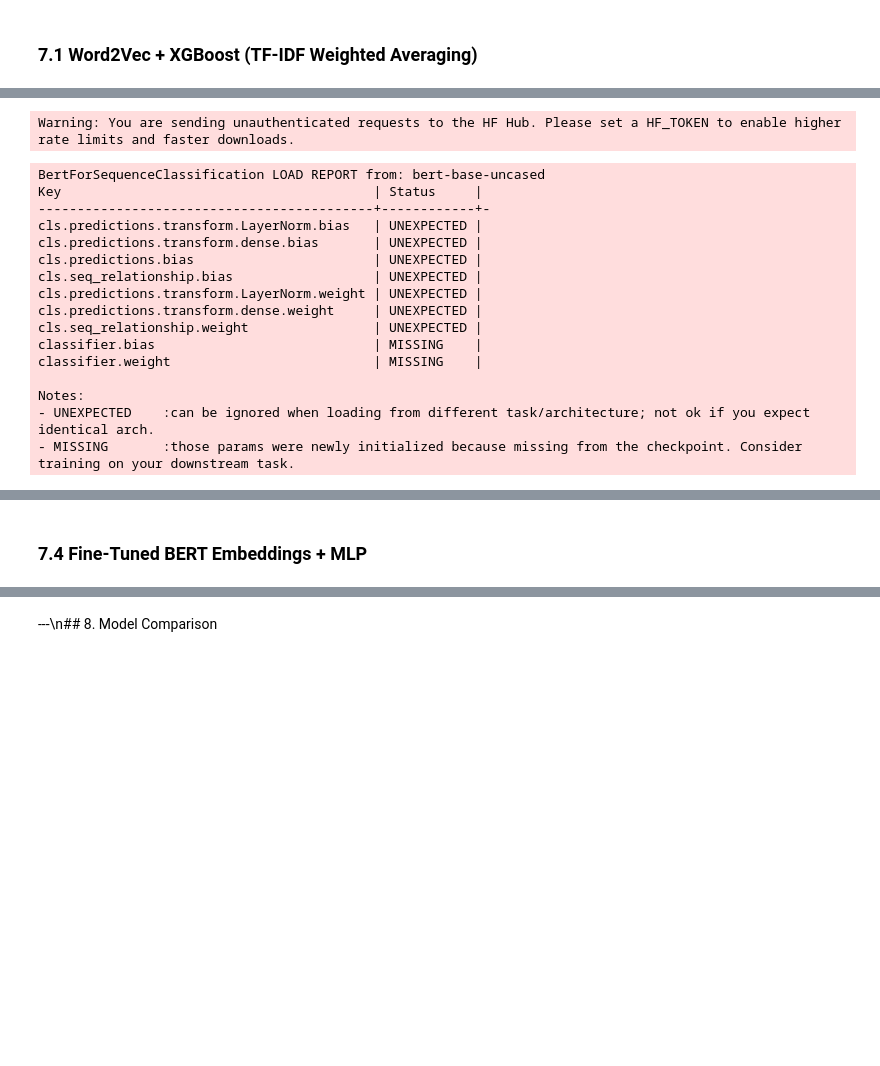
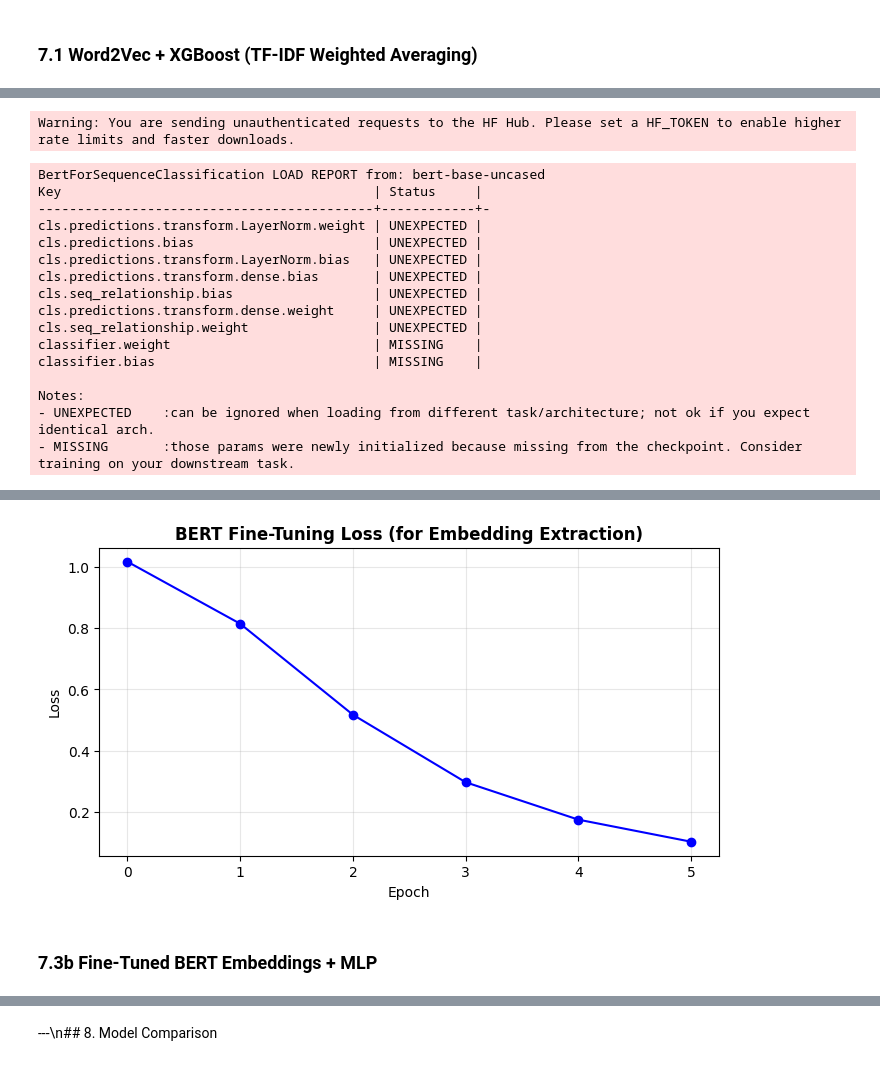
Before and after one commit to Matthew6878/big-data-group-project, a Jupyter notebook: DSAI4205_Improved_bert_model.ipynb, the cells around one changed output, grey strips where cells are left out. Drawn from its saved outputs; the diff is of its cells as text; code cells hidden in the pictures; blank space fills up the shorter version.

```diff
--- a/DSAI4205_Improved_bert_model.ipynb
+++ b/DSAI4205_Improved_bert_model.ipynb
@@ -512,7 +560,9 @@ sentiment classification task, which typically yields massive improvements.
 # %%
 # ============================================================
-# 7.3 FINE-TUNED BERT for Sequence Classification
+# 7.3 FINE-TUNE BERT for Embedding Extraction
 # ============================================================
+# We fine-tune BERT end-to-end to learn task-specific representations.
+# After training, we extract [CLS] embeddings for use with separate classifiers.
 
 class RedditSentimentDataset(Dataset):
     """Custom Dataset for BERT fine-tuning"""
@@ -536,7 +586,7 @@ class RedditSentimentDataset(Dataset):
             'labels': torch.tensor(self.labels[idx], dtype=torch.long)
         }
 
-# Load BERT for classification (with classification head)
+# Load BERT with a classification head (used only for fine-tuning signal)
 tokenizer = BertTokenizer.from_pretrained('bert-base-uncased')
 bert_classifier = BertForSequenceClassification.from_pretrained(
     'bert-base-uncased', num_labels=3
@@ -546,15 +596,15 @@ bert_classifier = BertForSequenceClassification.from_pretrained(
 train_dataset = RedditSentimentDataset(X_bert_train, y_train, tokenizer, max_length=256)
 test_dataset = RedditSentimentDataset(X_bert_test, y_test, tokenizer, max_length=256)
 
-train_loader = DataLoader(train_dataset, batch_size=16, shuffle=True, pin_memory=True, num_workers=2)
-test_loader = DataLoader(test_dataset, batch_size=32, shuffle=False, pin_memory=True, num_workers=2)
+train_loader = DataLoader(train_dataset, batch_size=16, shuffle=True, pin_memory=True, num_workers=0)
+test_loader = DataLoader(test_dataset, batch_size=32, shuffle=False, pin_memory=True, num_workers=0)
 
 # Class weights for imbalanced data
 class_weights = compute_class_weight('balanced', classes=np.array([0,1,2]), y=y_train.values)
 class_weights_tensor = torch.FloatTensor(class_weights).to(device)
 print(f"Class weights: {class_weights.round(3)}")
 
-# Optimizer with different learning rates (discriminative fine-tuning)
+# Optimizer with discriminative learning rates
 no_decay = ['bias', 'LayerNorm.weight']
 optimizer_grouped = [
     {'params': [p for n, p in bert_classifier.named_parameters()
@@ -575,11 +625,11 @@ total_steps = len(train_loader) * n_epochs
 warmup_steps = total_steps // 10
 scheduler = get_linear_schedule_with_warmup(optimizer, warmup_steps, total_steps)
 
-# Mixed precision for RTX 4070
+# Mixed precision for RTX 5060 Ti
 scaler = torch.amp.GradScaler('cuda')
 
 # ---- Training Loop ----
-print(f"\nTraining BERT for {n_epochs} epochs...")
+print(f"\nFine-tuning BERT for {n_epochs} epochs (for embedding extraction)...")
 print(f"Total steps: {total_steps}, Warmup: {warmup_steps}")
 
 train_losses = []
@@ -613,7 +663,7 @@ for epoch in range(n_epochs):
     avg_loss = epoch_loss / len(train_loader)
     train_losses.append(avg_loss)
 
-    # Evaluate after each epoch
+    # Evaluate to track fine-tuning quality
     bert_classifier.eval()
     all_preds = []
     with torch.no_grad():
@@ -629,7 +679,7 @@ for epoch in range(n_epochs):
     epoch_acc = accuracy_score(y_test, all_preds)
     print(f"  → Epoch {epoch+1}: Loss={avg_loss:.4f}, Acc={epoch_acc:.4f}, F1={epoch_f1:.4f}")
 
-    # Save best model
+    # Save best model state for embedding extraction
     if epoch_f1 > best_f1:
         best_f1 = epoch_f1
         best_state = {k: v.cpu().clone() for k, v in bert_classifier.state_dict().items()}
@@ -638,30 +688,13 @@ for epoch in range(n_epochs):
 # Load best model
 bert_classifier.load_state_dict({k: v.to(device) for k, v in best_state.items()})
 
-# Final evaluation
-bert_classifier.eval()
-y_pred_bert_ft = []
-with torch.no_grad():
-    for batch in test_loader:
-        input_ids = batch['input_ids'].to(device, non_blocking=True)
-        attention_mask = batch['attention_mask'].to(device, non_blocking=True)
-        with torch.amp.autocast('cuda'):
-            outputs = bert_classifier(input_ids, attention_mask=attention_mask)
-        y_pred_bert_ft.extend(outputs.logits.argmax(dim=-1).cpu().numpy())
+print(f"\nBERT fine-tuning complete. Best embedding quality (F1): {best_f1:.4f}")
+print("Now extracting [CLS] embeddings for downstream classifiers...")
 
-y_pred_bert_ft = np.array(y_pred_bert_ft)
-
-print("\n" + "="*60)
-print("MODEL 3: FINE-TUNED BERT")
-print("="*60)
-print(f"Accuracy:  {accuracy_score(y_test, y_pred_bert_ft):.4f}")
-print(f"F1-Score:  {f1_score(y_test, y_pred_bert_ft, average='weighted'):.4f}")
-print(classification_report(y_test, y_pred_bert_ft, target_names=['Neutral','Positive','Negative']))
-
-# Plot
+# Plot training loss
 plt.figure(figsize=(8, 4))
 plt.plot(train_losses, 'b-o')
-plt.title('BERT Fine-Tuning Loss', fontweight='bold')
+plt.title('BERT Fine-Tuning Loss (for Embedding Extraction)', fontweight='bold')
 plt.xlabel('Epoch'); plt.ylabel('Loss'); plt.grid(alpha=0.3)
 plt.savefig('bert_ft_loss.png', dpi=150, bbox_inches='tight')
 plt.show()
@@ -670,15 +703,15 @@ Warning: You are sending unauthenticated requests to the HF Hub. Please set a HF
 BertForSequenceClassification LOAD REPORT from: bert-base-uncased
 Key                                        | Status     |
 -------------------------------------------+------------+-
+cls.predictions.transform.LayerNorm.weight | UNEXPECTED |
+cls.predictions.bias                       | UNEXPECTED |
 cls.predictions.transform.LayerNorm.bias   | UNEXPECTED |
 cls.predictions.transform.dense.bias       | UNEXPECTED |
-cls.predictions.bias                       | UNEXPECTED |
 cls.seq_relationship.bias                  | UNEXPECTED |
-cls.predictions.transform.LayerNorm.weight | UNEXPECTED |
 cls.predictions.transform.dense.weight     | UNEXPECTED |
 cls.seq_relationship.weight                | UNEXPECTED |
+classifier.weight                          | MISSING    |
 classifier.bias                            | MISSING    |
-classifier.weight                          | MISSING    |
 
 Notes:
 - UNEXPECTED    :can be ignored when loading from different task/architecture; not ok if you expect identical arch.
@@ -690,4 +736,5 @@ Total steps: 930, Warmup: 93
+[figure, added]
 # %% [markdown]
-### 7.4 Fine-Tuned BERT Embeddings + MLP
+### 7.3b Fine-Tuned BERT Embeddings + MLP
 # %%
 # ============================================================
```
Also changed, not shown: parts of 30 cells of this notebook.
